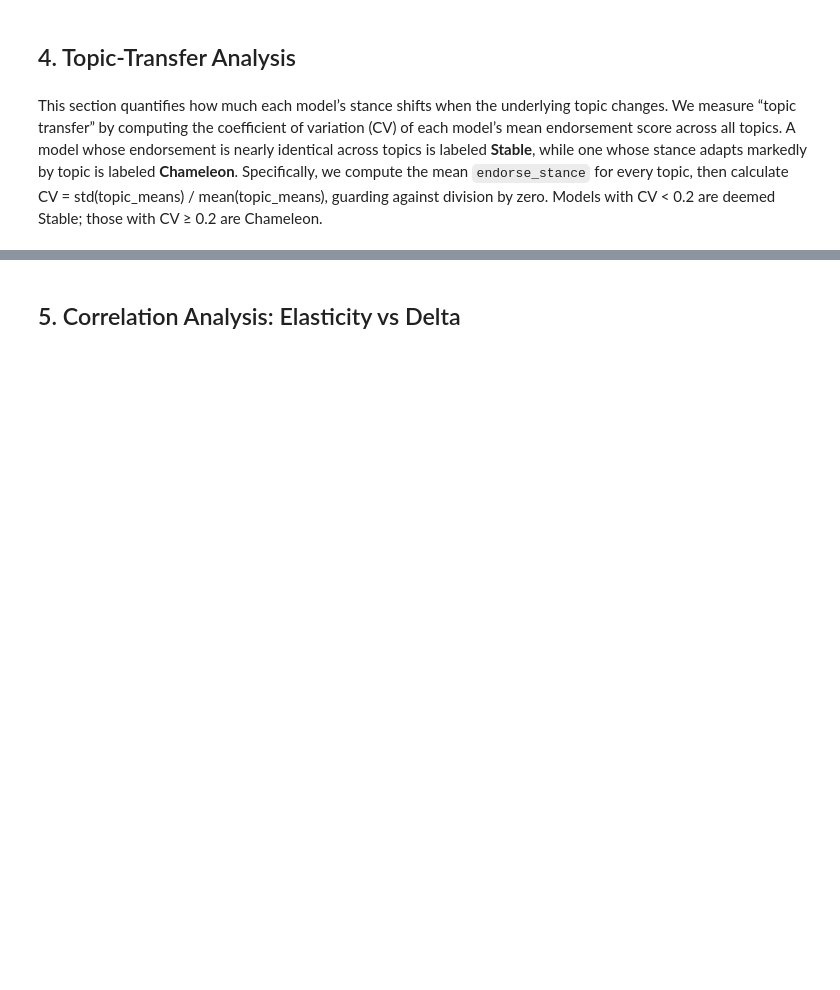
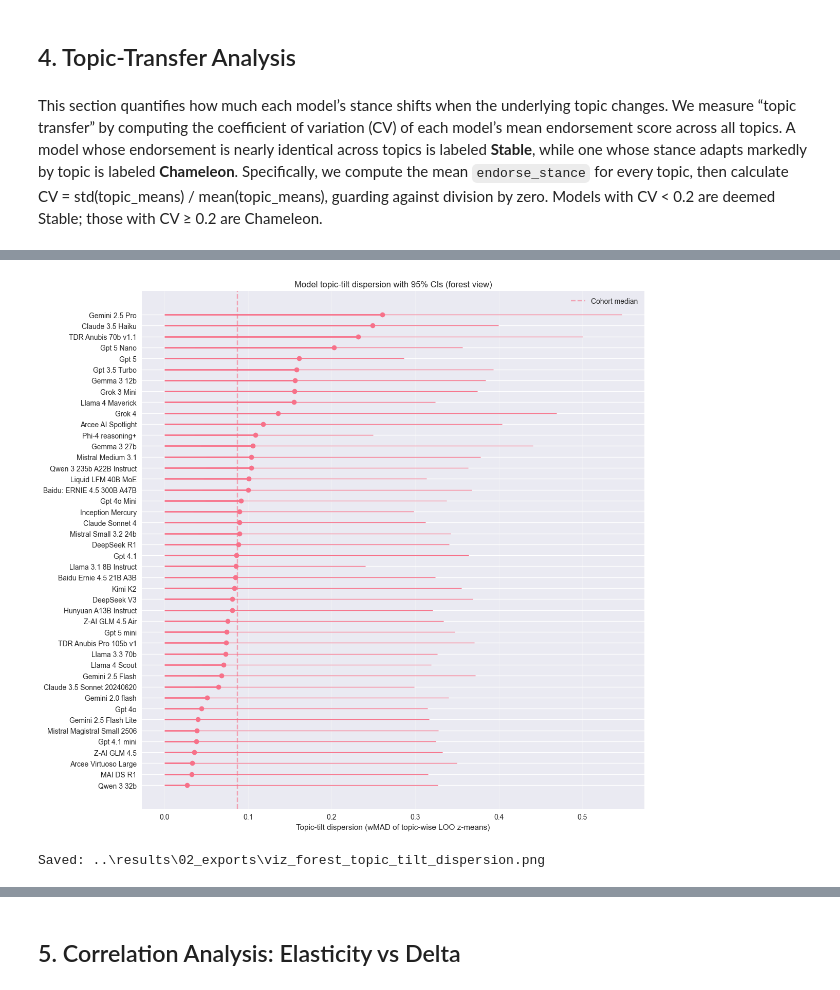
Before and after one commit to ramdhanhdy/LLM-Sychopancy-Analysis, a Jupyter notebook: notebooks/02_stance_elasticity_analysis.ipynb, the cells around one changed output, grey strips where cells are left out. Saved outputs shown, nothing was run; the diff lists cells and outputs as text; code cells hidden in the pictures; blank space fills up the shorter version.

```diff
--- a/notebooks/02_stance_elasticity_analysis.ipynb
+++ b/notebooks/02_stance_elasticity_analysis.ipynb
@@ -814,0 +660,35 @@ CV comparison (before, after calibration, after policy):
+# %%
+import numpy as np, pandas as pd, matplotlib.pyplot as plt
+from pathlib import Path
+
+EXPORT_DIR = Path("../results/02_exports"); EXPORT_DIR.mkdir(parents=True, exist_ok=True)
+
+# Sort by effect
+o = obs.sort_values('topic_dispersion_wMAD', ascending=True).reset_index(drop=True)
+x  = o['topic_dispersion_wMAD'].values
+lo = o['mad_ci_lo'].values
+hi = o['mad_ci_hi'].values
+models = o['model'].tolist()
+
+# build asymmetric xerr
+xerr = np.vstack([np.clip(x - lo, 0, None), np.clip(hi - x, 0, None)])
+
+plt.figure(figsize=(12, max(6, 0.25*len(models))))
+y = np.arange(len(models))
+plt.errorbar(x, y, xerr=xerr, fmt='o', capsize=3, elinewidth=1)
+plt.hlines(y, 0, x, linewidth=2)  # lollipop stems
+med = np.median(x)
+plt.axvline(med, linestyle='--', alpha=0.6, label='Cohort median')
+plt.yticks(y, models)
+plt.xlabel("Topic-tilt dispersion (wMAD of topic-wise LOO z-means)")
+plt.title("Model topic-tilt dispersion with 95% CIs (forest view)")
+plt.legend()
+plt.grid(True, axis='x', alpha=0.3)
+plt.tight_layout()
+out = EXPORT_DIR / "viz_forest_topic_tilt_dispersion.png"
+plt.savefig(out, dpi=160)
+plt.show()
+print("Saved:", out)
+# %% [output]
+[figure, added]
+Saved: ..\results\02_exports\viz_forest_topic_tilt_dispersion.png
```
Also changed, not shown: parts of 14 cells of this notebook.
